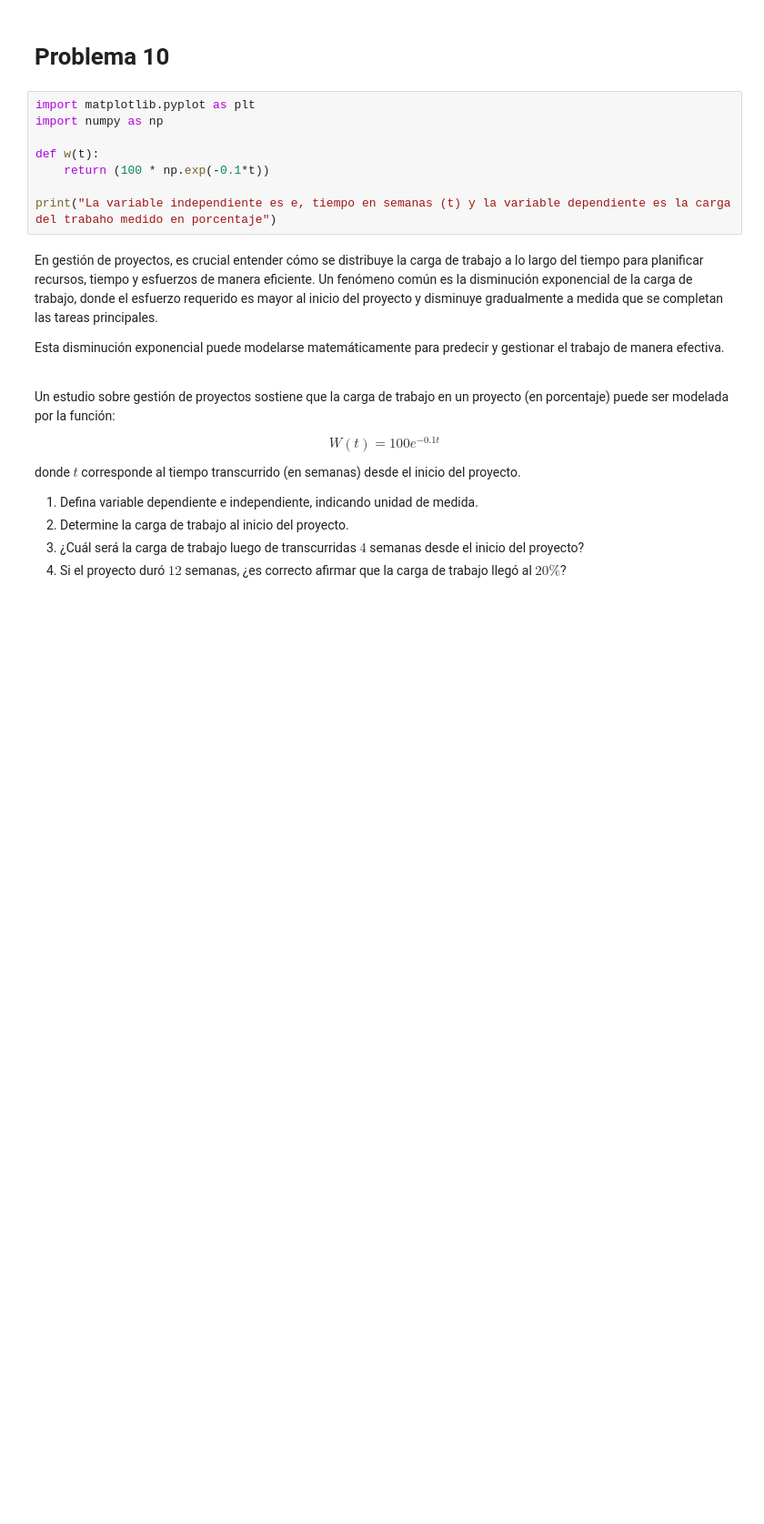
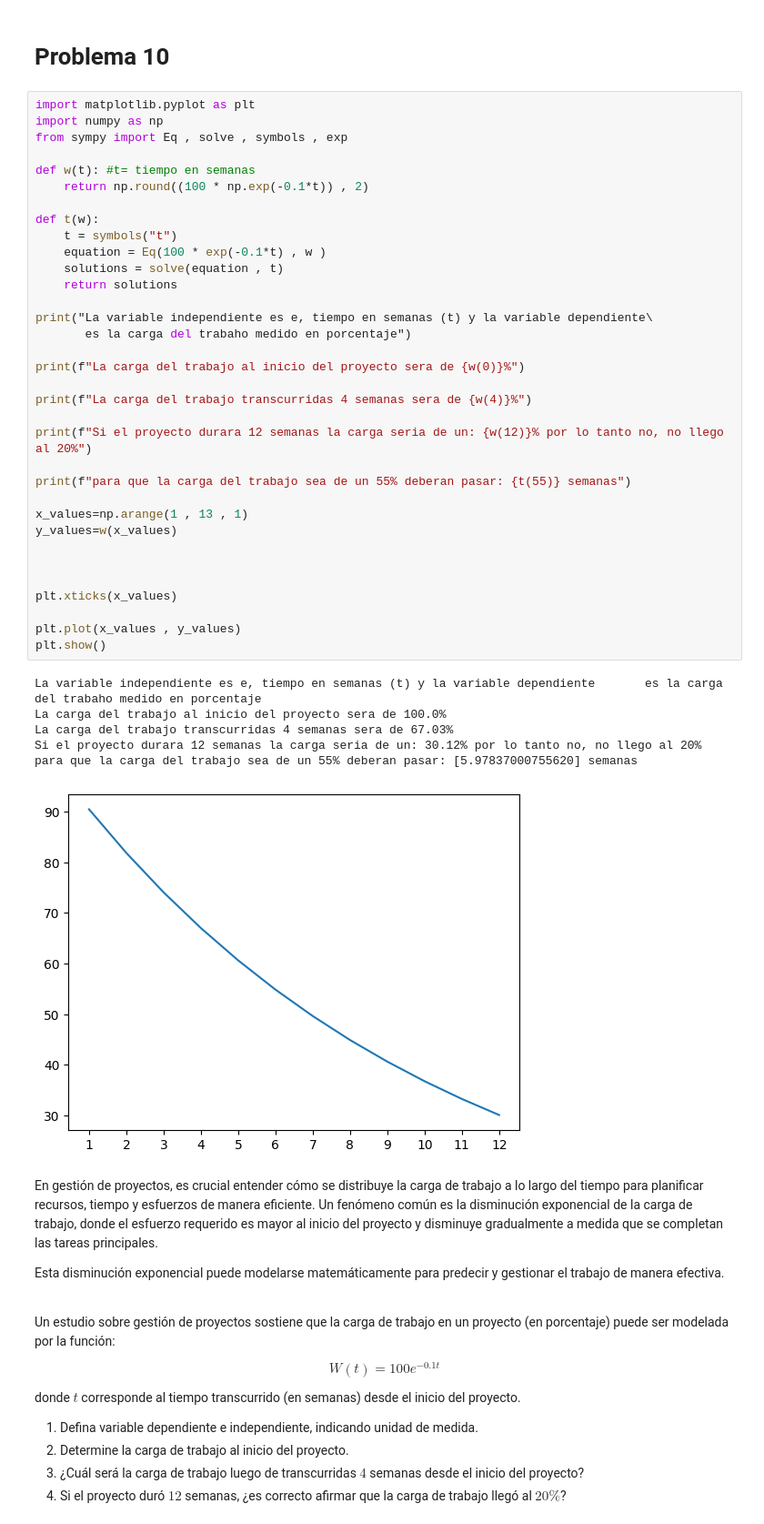
Before and after one commit to Notzeiro/DuocUC-2025, a Jupyter notebook: Math stuff (class)/G1_Funciones (study guide 25_08_2025).ipynb, the cells around one changed output. Shown at 91% size. Saved outputs shown, nothing was run; the diff lists cells and outputs as text; blank space fills up the shorter version.

```diff
--- a/Math stuff (class)/G1_Funciones (study guide 25_08_2025).ipynb
+++ b/Math stuff (class)/G1_Funciones (study guide 25_08_2025).ipynb
@@ -396,14 +396,47 @@ donde $t$ corresponde al tiempo (en horas) desde el inicio del monitoreo.
 4. Grafique, utilizando la biblioteca *Matplotlib*, la función $E(t)$.
 # %% [markdown]
 # Problema 10
-# %%
-import matplotlib.pyplot as plt
-import numpy as np
-
-def w(t):
-    return (100 * np.exp(-0.1*t))
-
-print("La variable independiente es e, tiempo en semanas (t) y la variable dependiente es la carga del trabaho medido en porcentaje")
+# %%
+import matplotlib.pyplot as plt
+import numpy as np
+from sympy import Eq , solve , symbols , exp
+
+def w(t): #t= tiempo en semanas
+    return np.round((100 * np.exp(-0.1*t)) , 2)
+
+def t(w):
+    t = symbols("t")
+    equation = Eq(100 * exp(-0.1*t) , w )
+    solutions = solve(equation , t)
+    return solutions
+
+print("La variable independiente es e, tiempo en semanas (t) y la variable dependiente\
+       es la carga del trabaho medido en porcentaje")
+
+print(f"La carga del trabajo al inicio del proyecto sera de {w(0)}%")
+
+print(f"La carga del trabajo transcurridas 4 semanas sera de {w(4)}%")
+
+print(f"Si el proyecto durara 12 semanas la carga seria de un: {w(12)}% por lo tanto no, no llego al 20%")
+
+print(f"para que la carga del trabajo sea de un 55% deberan pasar: {t(55)} semanas")
+
+x_values=np.arange(1 , 13 , 1)
+y_values=w(x_values)
+
+
+
+plt.xticks(x_values)
+
+plt.plot(x_values , y_values)
+plt.show()
+# %% [output]
+La variable independiente es e, tiempo en semanas (t) y la variable dependiente       es la carga del trabaho medido en porcentaje
+La carga del trabajo al inicio del proyecto sera de 100.0%
+La carga del trabajo transcurridas 4 semanas sera de 67.03%
+Si el proyecto durara 12 semanas la carga seria de un: 30.12% por lo tanto no, no llego al 20%
+para que la carga del trabajo sea de un 55% deberan pasar: [5.97837000755620] semanas
+[figure, added]
 # %% [markdown]
 En gestión de proyectos, es crucial entender cómo se distribuye la carga de trabajo a lo largo del tiempo para planificar recursos, tiempo y esfuerzos de manera eficiente. Un fenómeno común es la disminución exponencial de la carga de trabajo, donde el esfuerzo requerido es mayor al inicio del proyecto y disminuye gradualmente a medida que se completan las tareas principales.
 
```
Also changed, not shown: 5 other files.
